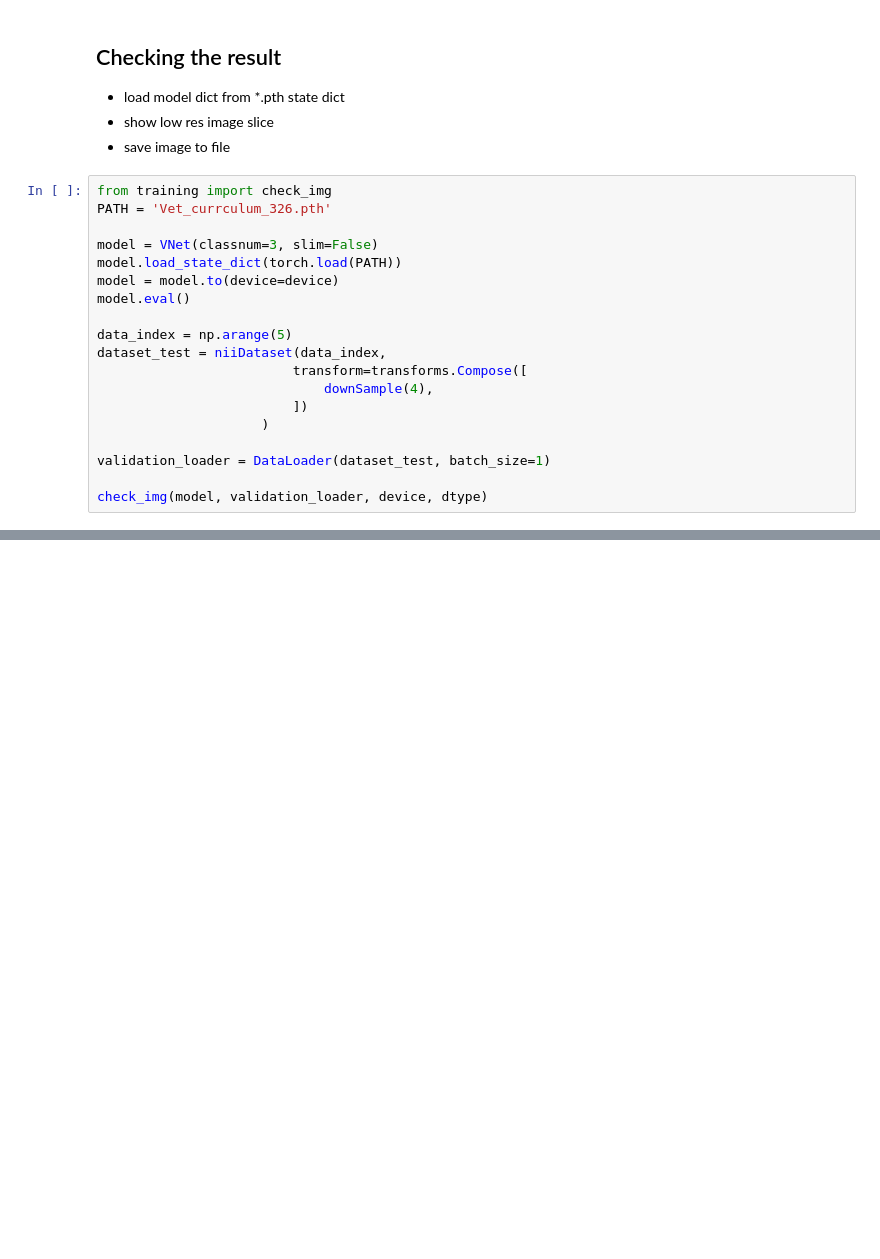
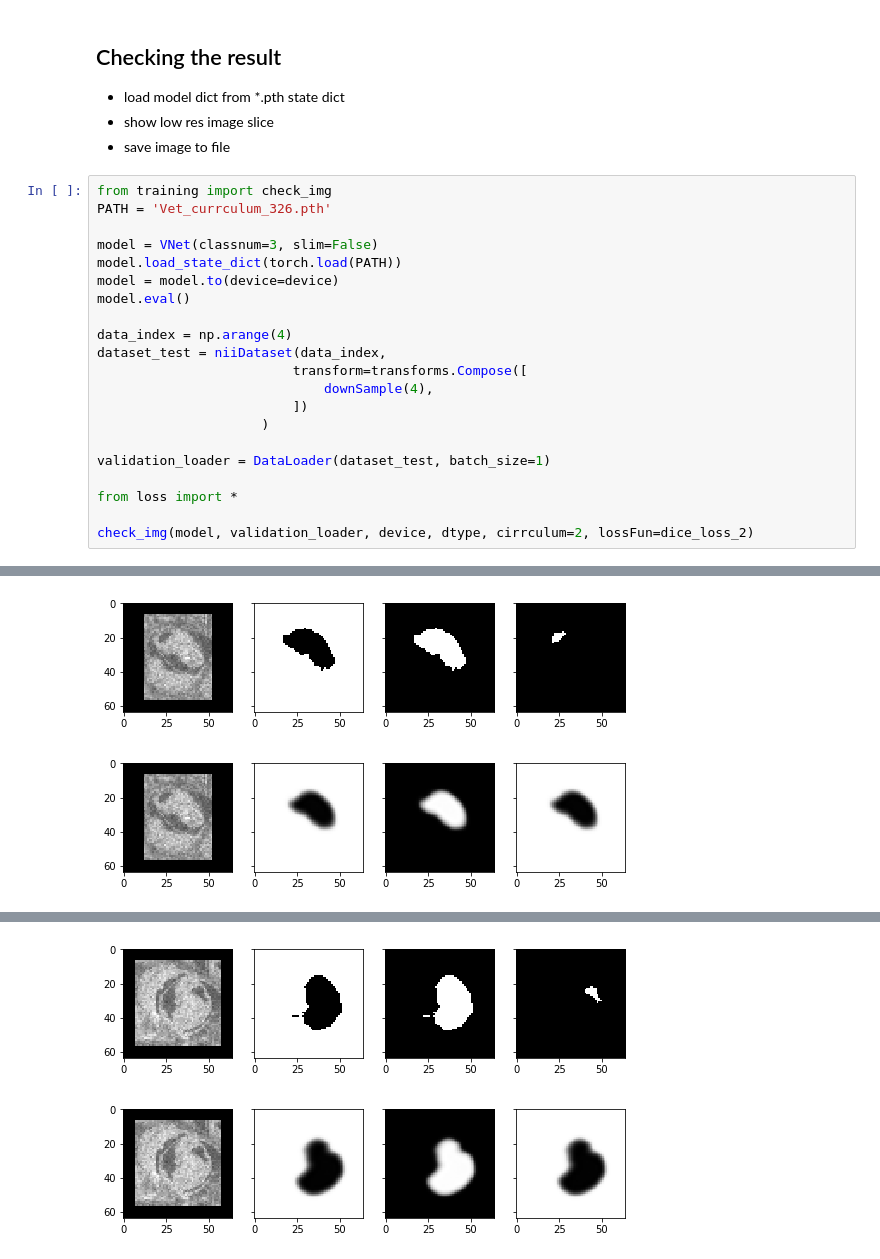
Before and after one commit to tongdaxu/ECE-GY-6123-IMAGE-AND-VIDEO-PROCESSING, a Jupyter notebook: MouseProj/03. Vnet.ipynb, the cells around one changed output, grey strips where cells are left out. Cells and saved outputs as stored; diff of their text form; blank space fills up the shorter version.

```diff
--- a/MouseProj/03. Vnet.ipynb
+++ b/MouseProj/03. Vnet.ipynb
@@ -114,7 +138,7 @@ model.load_state_dict(torch.load(PATH))
 model = model.to(device=device)
 model.eval()
 
-data_index = np.arange(5)
+data_index = np.arange(4)
 dataset_test = niiDataset(data_index,
                          transform=transforms.Compose([
                              downSample(4),
@@ -123,4 +147,7 @@ dataset_test = niiDataset(data_index,
 
 validation_loader = DataLoader(dataset_test, batch_size=1)
 
-check_img(model, validation_loader, device, dtype)
+from loss import *
+
+check_img(model, validation_loader, device, dtype, cirrculum=2, lossFun=dice_loss_2)
+# %% [output]
@@ -126,0 +155,2 @@ check_img(model, validation_loader, device, dtype)
+[figure, added]
+[figure, added]
@@ -126,0 +158,2 @@ check_img(model, validation_loader, device, dtype)
+[figure, added]
+[figure, added]
```
Also changed, not shown: parts of 6 cells of this notebook, 3 other files.
